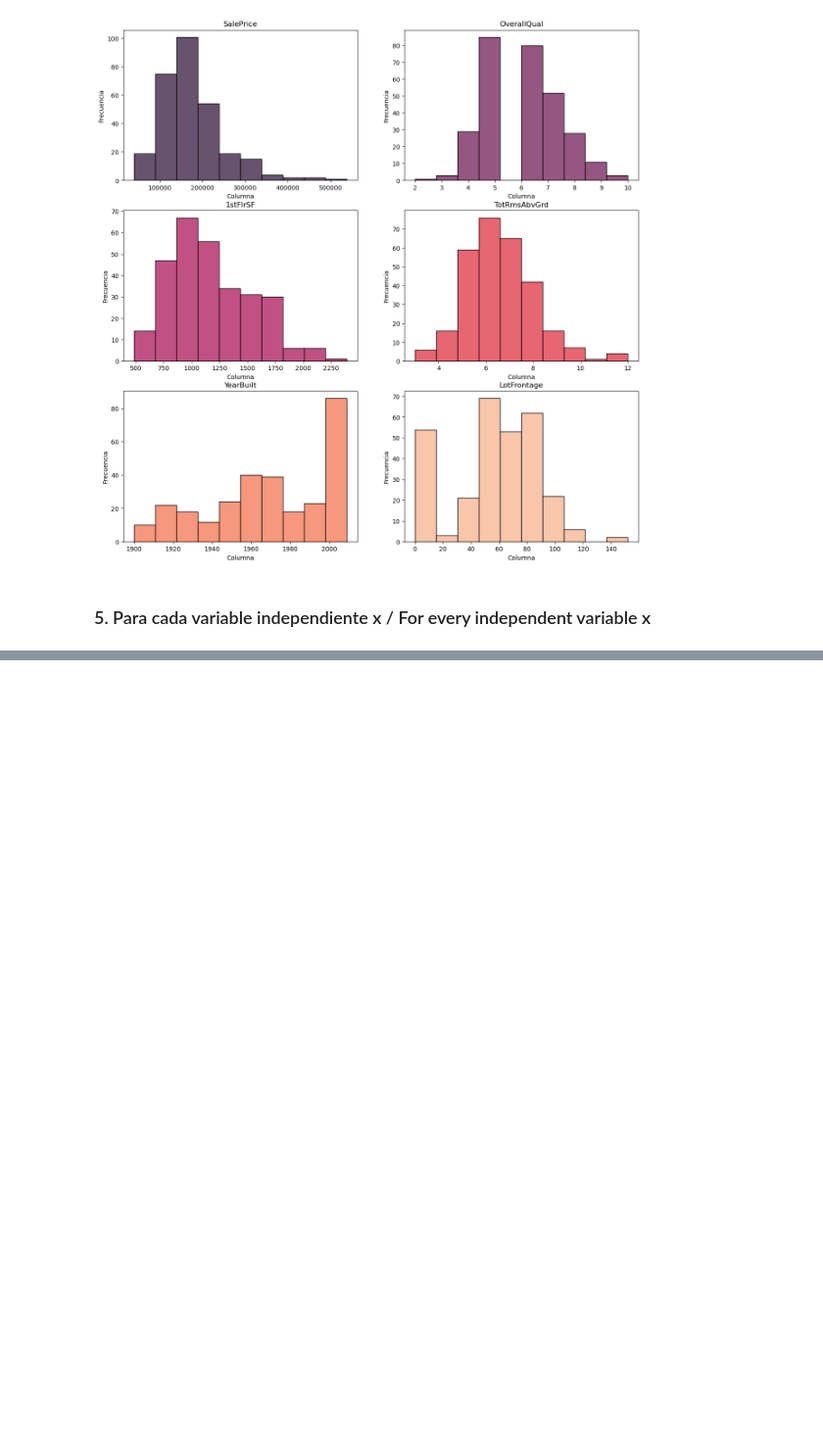
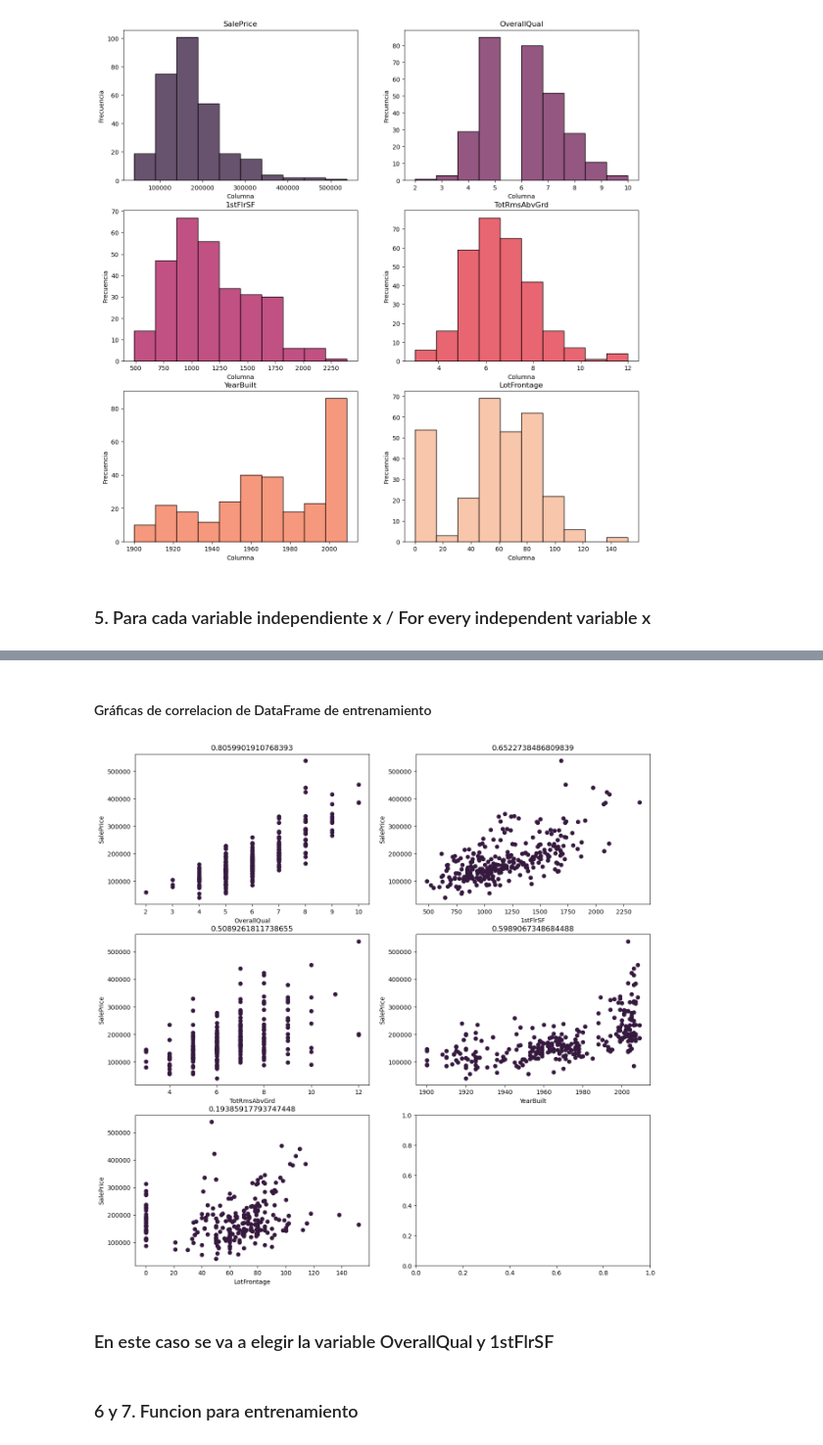
Before and after one commit to 1Dore/LinearRegModel, a Jupyter notebook: Proyecto.ipynb, the cells around one changed output, grey strips where cells are left out. Shown at 98% size. Saved outputs shown, nothing was run; the diff lists cells and outputs as text; code cells hidden in the pictures; blank space fills up the shorter version.

```diff
--- a/Proyecto.ipynb
+++ b/Proyecto.ipynb
@@ -405,0 +439,10 @@ histogramas_subplot(df_test)
+# %% [markdown]
+#### Gráficas de correlacion de DataFrame de entrenamiento
+# %%
+corr_dependency(df_test)
+# %% [output]
+[figure, added]
+# %% [markdown]
+### En este caso se va a elegir la variable OverallQual y 1stFlrSF
+# %% [markdown]
+### 6 y 7. Funcion para entrenamiento
```
Also changed, not shown: parts of 18 cells of this notebook.
